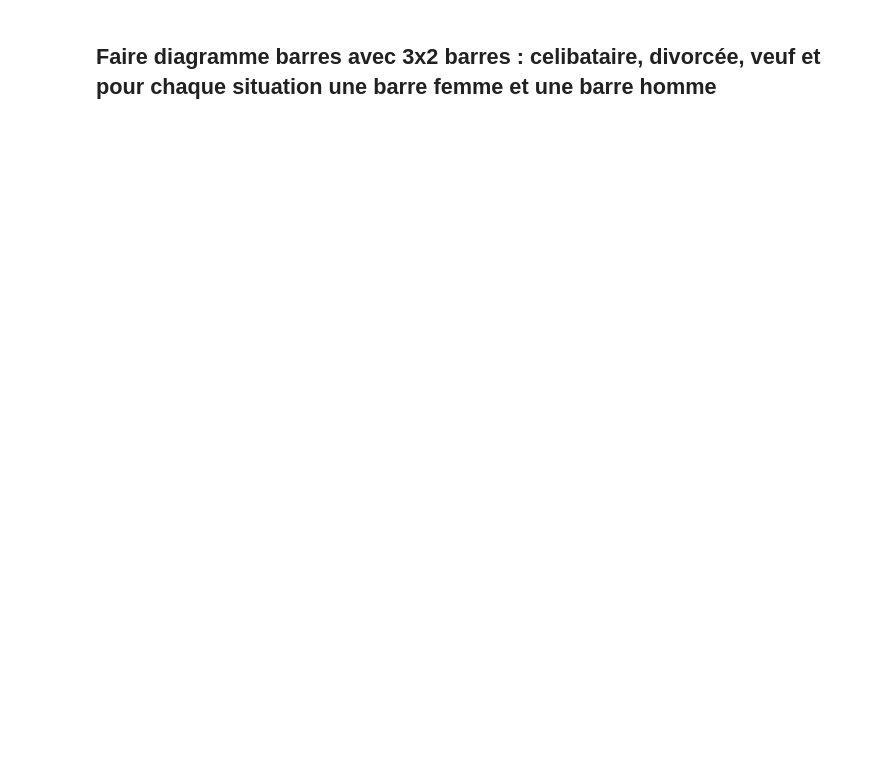
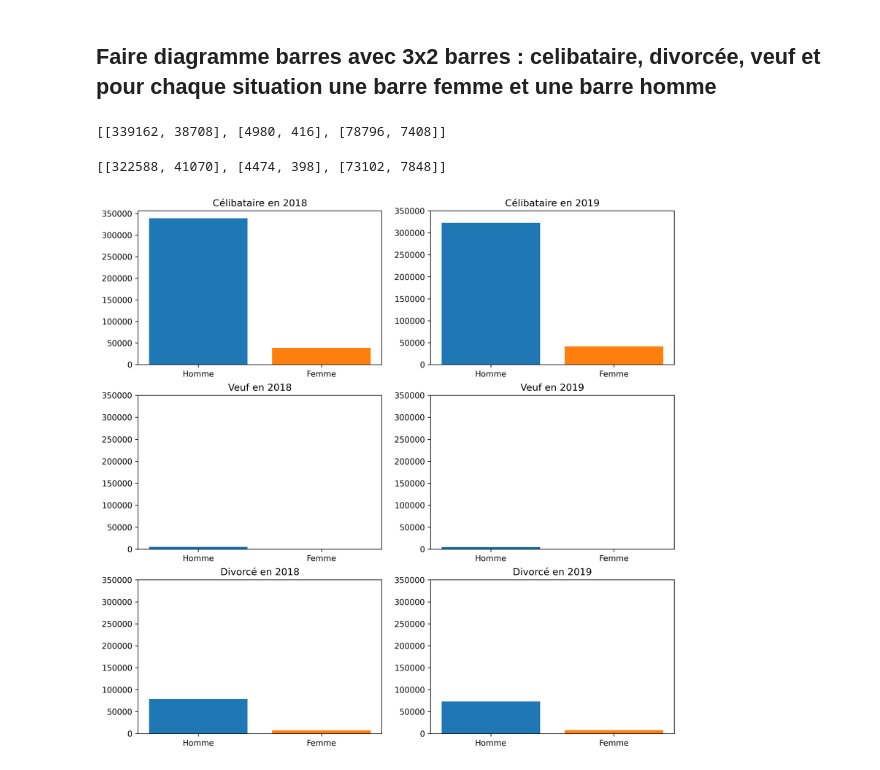
Before and after one commit to plorgue/fr_wedding_data_analysis, a Jupyter notebook: First_notebook.ipynb, the cells around one changed output. Saved outputs shown, nothing was run; the diff lists cells and outputs as text; code cells hidden in the pictures; blank space fills up the shorter version.

```diff
--- a/First_notebook.ipynb
+++ b/First_notebook.ipynb
@@ -127,0 +123,50 @@ nb_homme_celib_2019, nb_femme_celib_2019 = get_all_from_etamat(1, df_2019)
+# %%
+def get_data_tot_annee(df_annee) :
+    nb_homme_celib, nb_femme_celib = get_all_from_etamat(1, df_annee)
+    nb_homme_veuf, nb_femme_veuf = get_all_from_etamat(3, df_annee)
+    nb_homme_divorce, nb_femme_divorce = get_all_from_etamat(4, df_annee)
+
+    return [[nb_homme_celib, nb_femme_celib],[nb_homme_veuf, nb_femme_veuf], [nb_homme_divorce, nb_femme_divorce]]
+# %%
+final_data_2018 = get_data_tot_annee(df_2018)
+final_data_2019 = get_data_tot_annee(df_2019)
+# %%
+final_data_2018
+# %% [output]
+[[339162, 38708], [4980, 416], [78796, 7408]]
+# %%
+final_data_2019
+# %% [output]
+[[322588, 41070], [4474, 398], [73102, 7848]]
+# %%
+# But : faire une colonne pour chaque année, et sur chaque ligne, un différent ETAMAR avec homme/femme
+
+fig = plt.figure(figsize=(12,12))
+X = np.arange(2)
+etamar = ['Célibataire', 'Veuf', 'Divorcé']
+annee = ['2018', '2019']
+
+nrows, ncols = 3, 2
+
+index = 1
+for idx_row in range(nrows) :
+    for idx_col in range(ncols) :
+        ax = plt.subplot(nrows, ncols, index)
+        if(idx_col % 2 == 0) :
+            ax.bar(X[0], final_data_2018[idx_row][0], color = "C0")
+            ax.bar(X[1], final_data_2018[idx_row][1], color = "C1")
+        else :
+            ax.bar(X[0], final_data_2019[idx_row][0], color = "C0")
+            ax.bar(X[1], final_data_2019[idx_row][1], color = "C1")
+        ax.set_title(f"{etamar[idx_row]} en {annee[idx_col]}")
+        index += 1
+        ax.set_xticks(X)
+        ax.set_xticklabels(['Homme', 'Femme'])
+        ax.set_yticks([0,50000,100000,150000,200000,250000,300000,350000])
+
+
+
+# plt.title("Etat marital des conjoints avant le mariage")
+plt.show()
+# %% [output]
+[figure, added]
```
Also changed, not shown: parts of 2 cells of this notebook.
